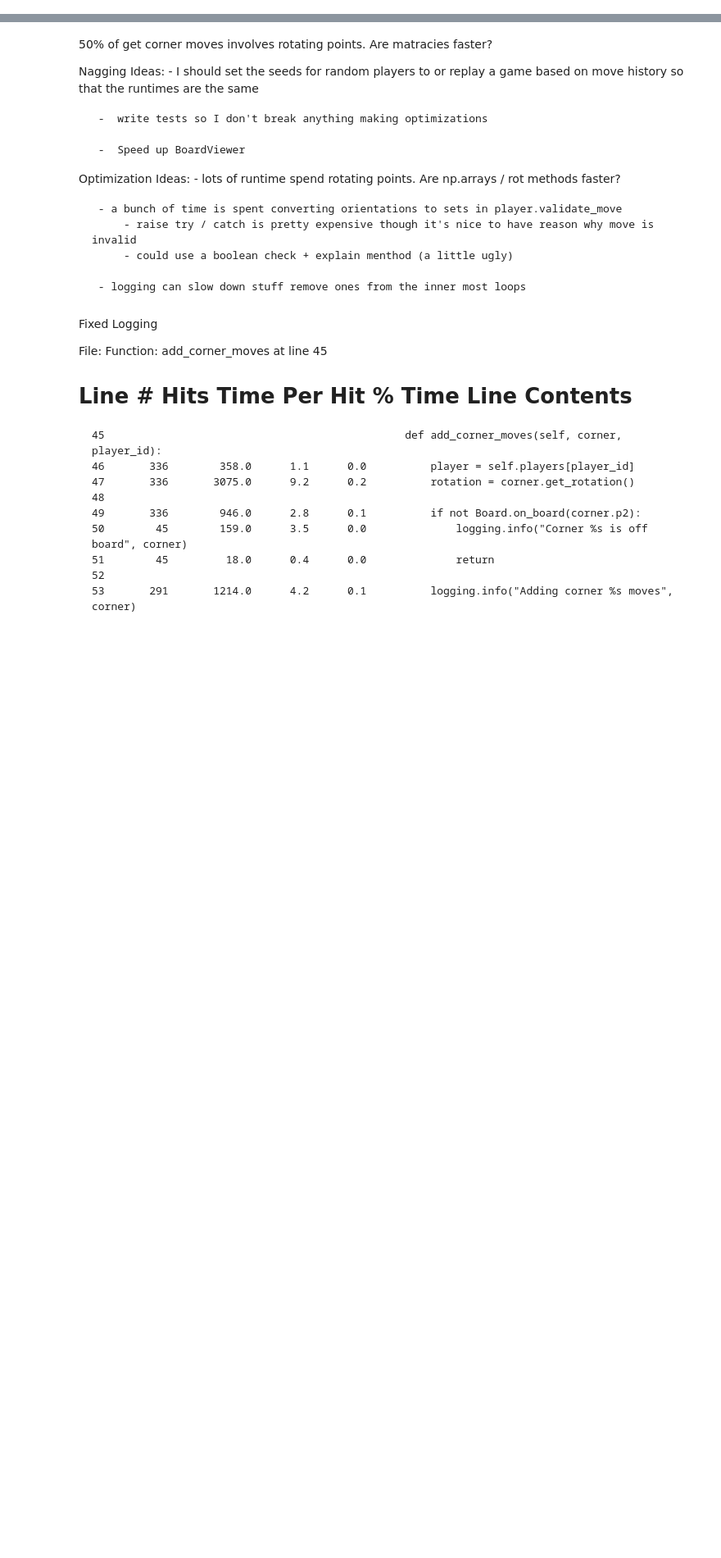
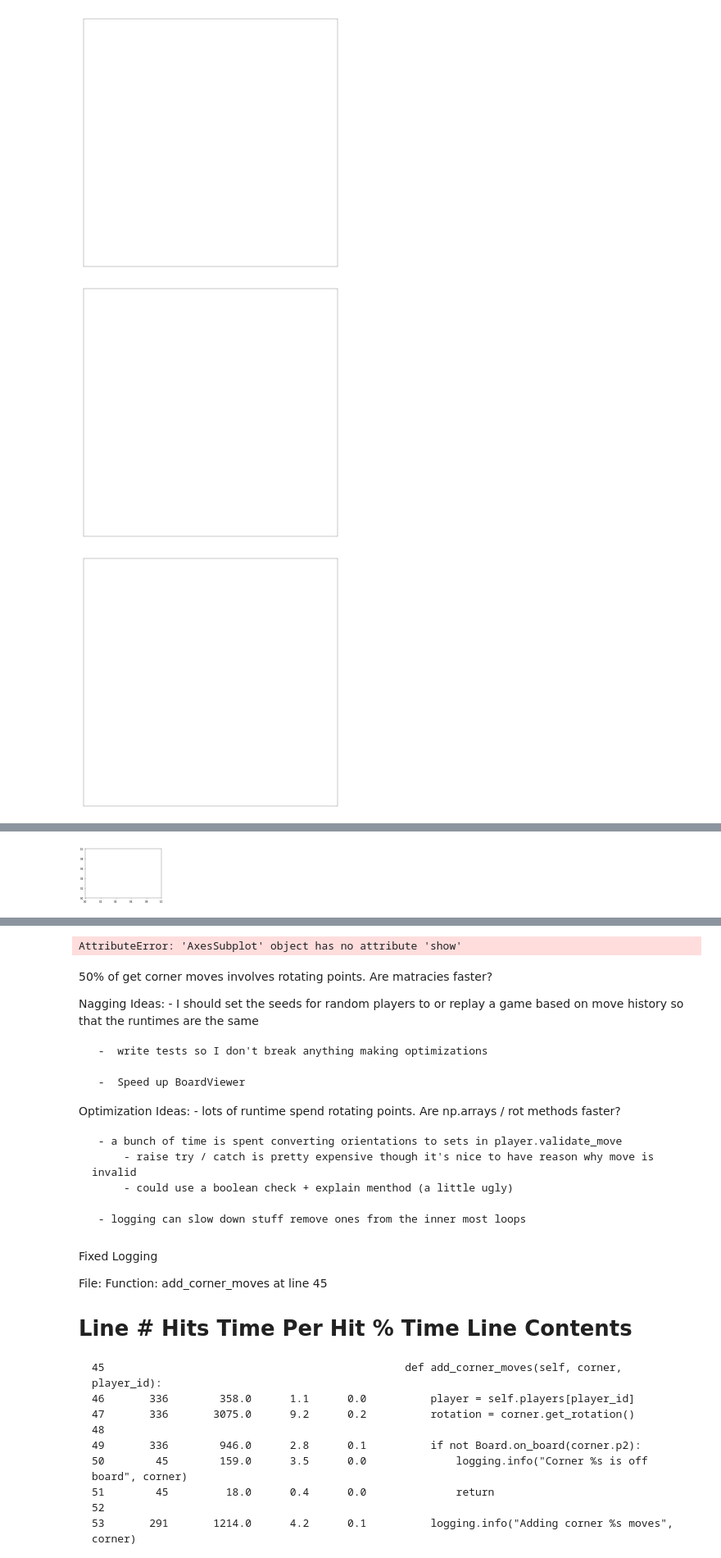
Before and after one commit to BenjaminNMitchell/blockAI, a Jupyter notebook: notebooks/BlokusTesting.ipynb, the cells around one changed output, grey strips where cells are left out. Shown: that part at 82% size. Cells and saved outputs as stored; diff of their text form; code cells hidden in the pictures; blank space fills up the shorter version.

```diff
--- a/notebooks/BlokusTesting.ipynb
+++ b/notebooks/BlokusTesting.ipynb
@@ -120,0 +195,12 @@ def test():
+# %%
+board = np.full((20, 20), -1)
+# %%
+bv = BoardView(board)
+# %%
+bv.rects['(0, 0)'].set_color('blue')
+# %%
+bv.display()
+# %% [output]
+[figure, added]
+[figure, added]
+[figure, added]
@@ -120,0 +208 @@ def test():
+[figure, added]
@@ -121,3 +214,15 @@ def test():
+# %%
+n = 20
+canvasSize = (n,n)
+my_dpi = 20
+
+fig,ax = plt.subplots(1)
+fig.dpi= my_dpi
+fig.set_size_inches(20,20)
+ax.set_xticks([])
+ax.set_yticks([])
+# %% [output]
+AttributeError: 'AxesSubplot' object has no attribute 'show'
 # %%
 len(moves)
 # %% [markdown]
```
Also changed, not shown: parts of 8 cells of this notebook, 1 other file.
